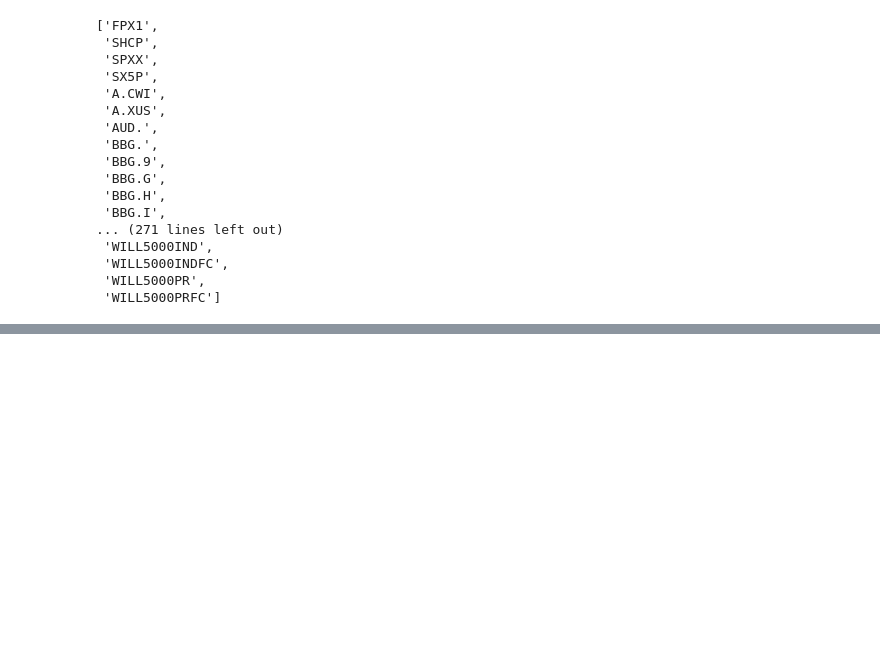
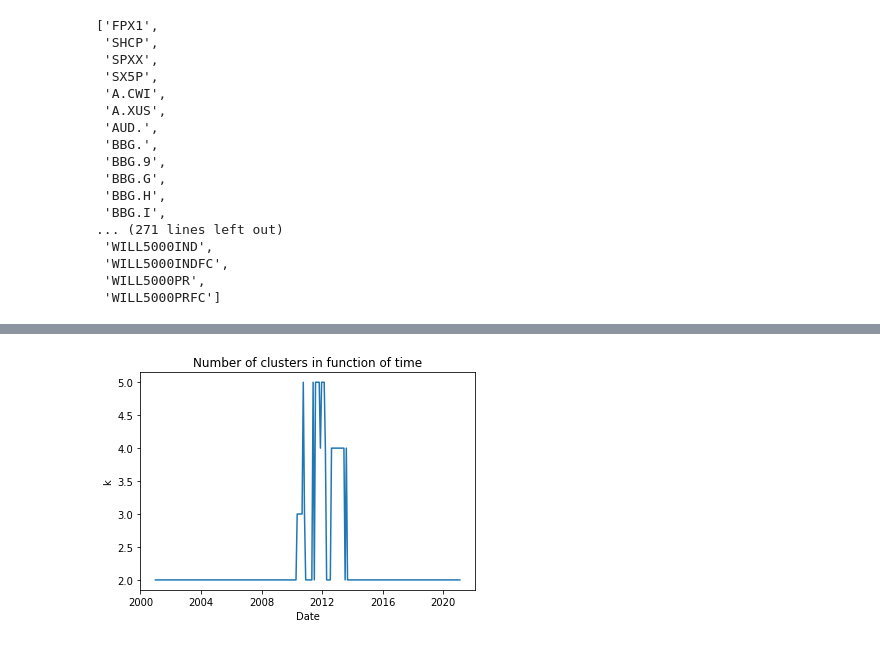
Before and after one commit to AirRunner/ift799-clustering, a Jupyter notebook: processing.ipynb, the cells around one changed output, grey strips where cells are left out. Saved outputs shown, nothing was run; the diff lists cells and outputs as text; code cells hidden in the pictures; blank space fills up the shorter version.

```diff
--- a/processing.ipynb
+++ b/processing.ipynb
@@ -94,0 +121,8 @@ df.columns.to_list()
+# %%
+plt.title("Number of clusters in function of time")
+plt.xlabel("Date")
+plt.ylabel("k")
+plt.plot(dates, k_values)
+plt.show()
+# %% [output]
+[figure, added]
```
Also changed, not shown: parts of 5 cells of this notebook.
